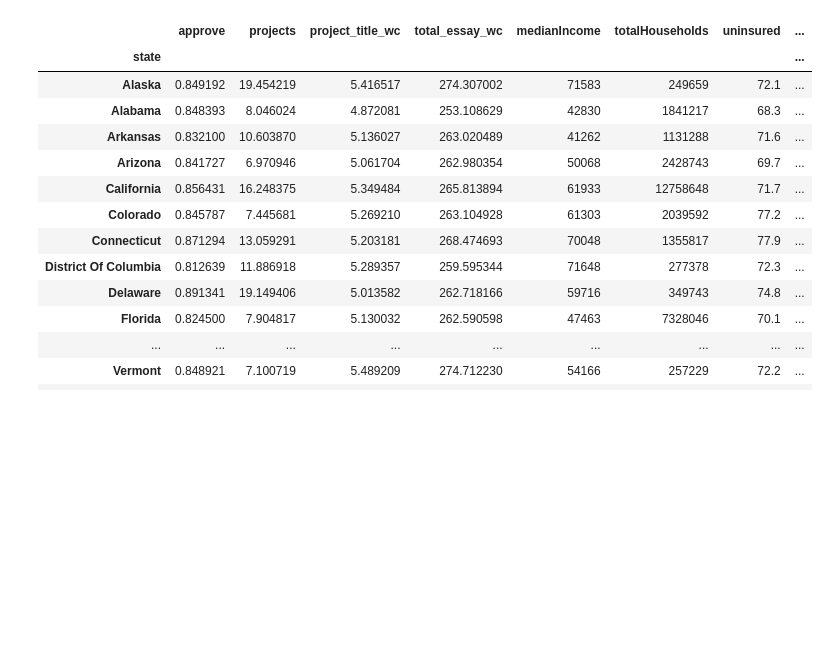
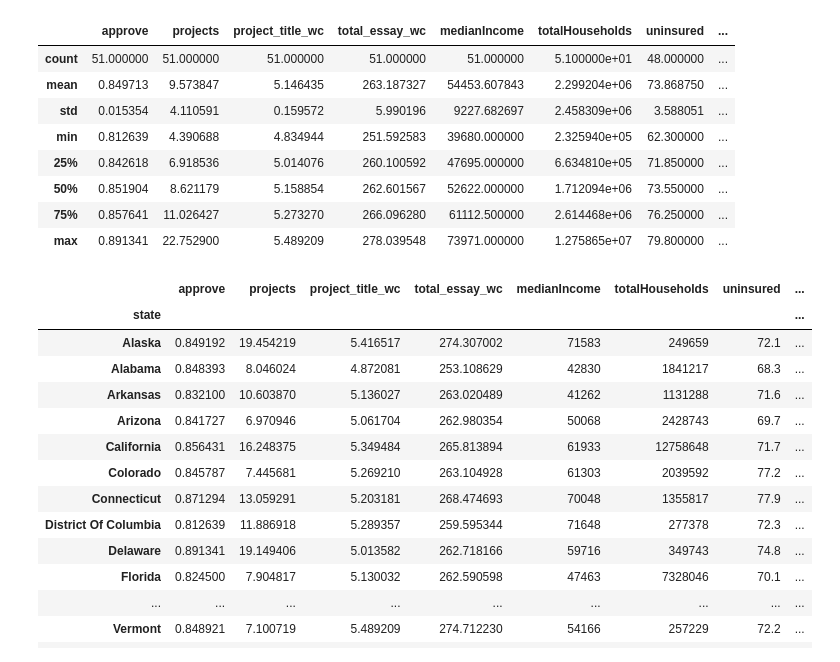
Before and after one commit to coreyclip/DonorsChoose, a Jupyter notebook: extract_map_data.ipynb, the cells around one changed output. Cells and saved outputs as stored; diff of their text form; code cells hidden in the pictures; blank space fills up the shorter version.

```diff
--- a/extract_map_data.ipynb
+++ b/extract_map_data.ipynb
@@ -116,6 +116,18 @@ abbr = {
 # %%
 import pandas as pd
 df = pd.read_csv('static/data/census_data.csv', index_col='index')
+# %%
+df.describe()
+# %% [output]
+|  | approve | projects | project_title_wc | total_essay_wc | medianIncome | totalHouseholds | uninsured | ... |
+| count | 51.000000 | 51.000000 | 51.000000 | 51.000000 | 51.000000 | 5.100000e+01 | 48.000000 | ... |
+| mean | 0.849713 | 9.573847 | 5.146435 | 263.187327 | 54453.607843 | 2.299204e+06 | 73.868750 | ... |
+| std | 0.015354 | 4.110591 | 0.159572 | 5.990196 | 9227.682697 | 2.458309e+06 | 3.588051 | ... |
+| min | 0.812639 | 4.390688 | 4.834944 | 251.592583 | 39680.000000 | 2.325940e+05 | 62.300000 | ... |
+| 25% | 0.842618 | 6.918536 | 5.014076 | 260.100592 | 47695.000000 | 6.634810e+05 | 71.850000 | ... |
+| 50% | 0.851904 | 8.621179 | 5.158854 | 262.601567 | 52622.000000 | 1.712094e+06 | 73.550000 | ... |
+| 75% | 0.857641 | 11.026427 | 5.273270 | 266.096280 | 61112.500000 | 2.614468e+06 | 76.250000 | ... |
+| max | 0.891341 | 22.752900 | 5.489209 | 278.039548 | 73971.000000 | 1.275865e+07 | 79.800000 | ... |
 # %%
 df['state'] = [abbr[x] for x in df.index]
 df.set_index('state', inplace=True)
```
Also changed, not shown: 1 other file.
